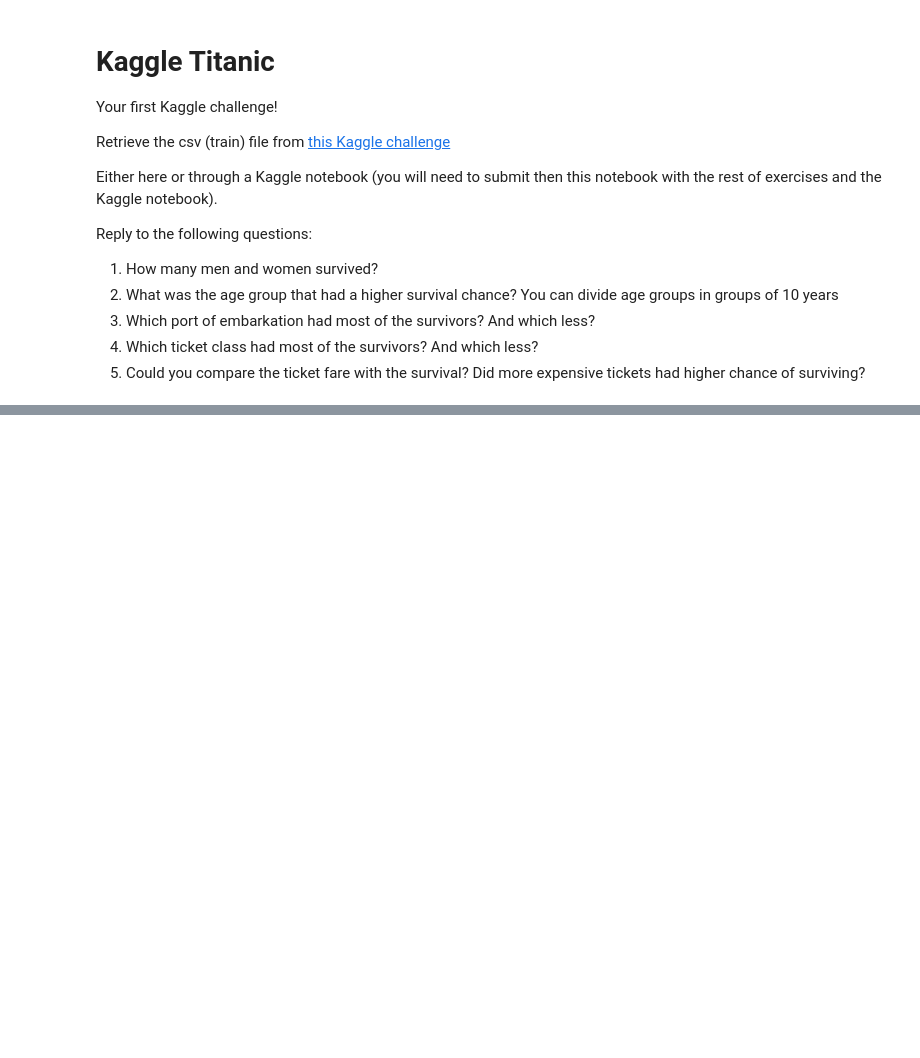
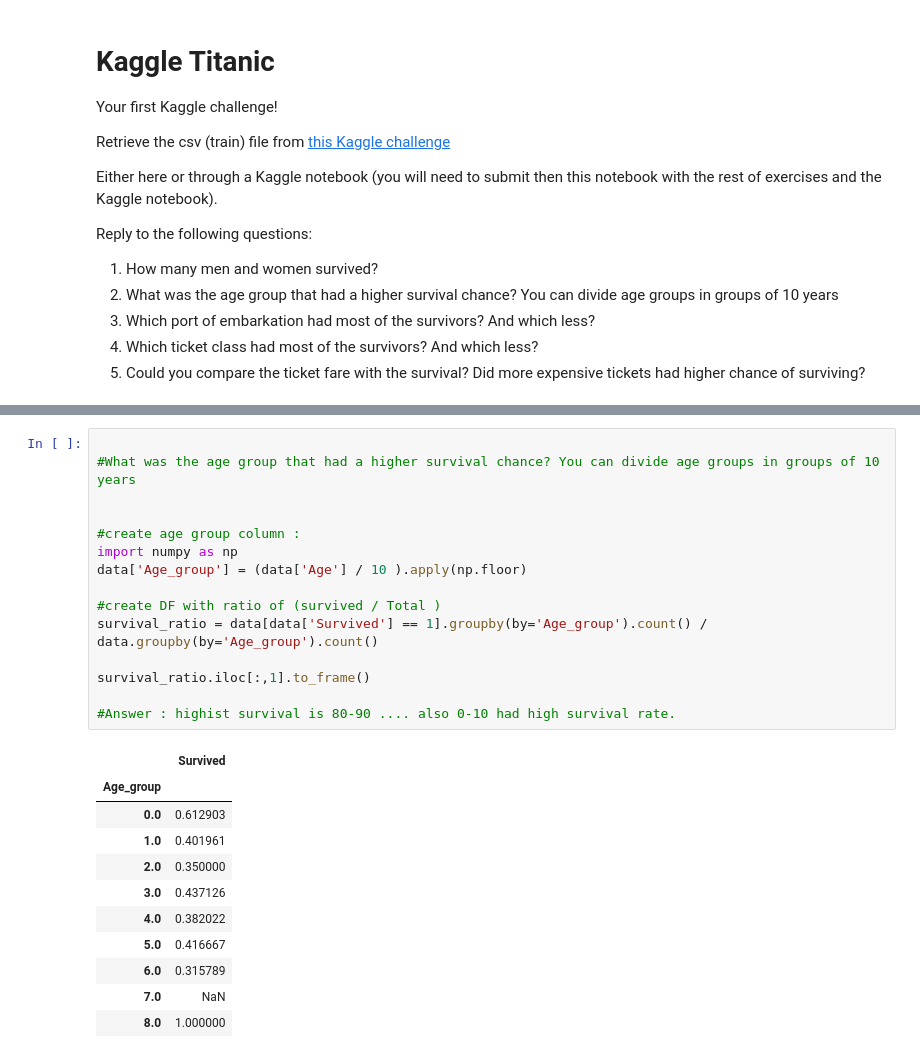
Before and after one commit to KhaldounN/first-project-, a Jupyter notebook: exercises/Session_3_4_EXERCISES.ipynb, the cells around one changed output, grey strips where cells are left out. Drawn from its saved outputs; the diff is of its cells as text; blank space fills up the shorter version.

```diff
--- a/exercises/Session_3_4_EXERCISES.ipynb
+++ b/exercises/Session_3_4_EXERCISES.ipynb
@@ -553,0 +570,27 @@ Reply to the following questions:
+# %%
+
+#What was the age group that had a higher survival chance? You can divide age groups in groups of 10 years
+
+
+#create age group column :
+import numpy as np
+data['Age_group'] = (data['Age'] / 10 ).apply(np.floor)
+
+#create DF with ratio of (survived / Total )
+survival_ratio = data[data['Survived'] == 1].groupby(by='Age_group').count() / data.groupby(by='Age_group').count()
+
+survival_ratio.iloc[:,1].to_frame()
+
+#Answer : highist survival is 80-90 .... also 0-10 had high survival rate.
+# %% [output]
+|  | Survived |
+| Age_group |  |
+| 0.0 | 0.612903 |
+| 1.0 | 0.401961 |
+| 2.0 | 0.350000 |
+| 3.0 | 0.437126 |
+| 4.0 | 0.382022 |
+| 5.0 | 0.416667 |
+| 6.0 | 0.315789 |
+| 7.0 | NaN |
+| 8.0 | 1.000000 |
```
Also changed, not shown: parts of 5 cells of this notebook.
